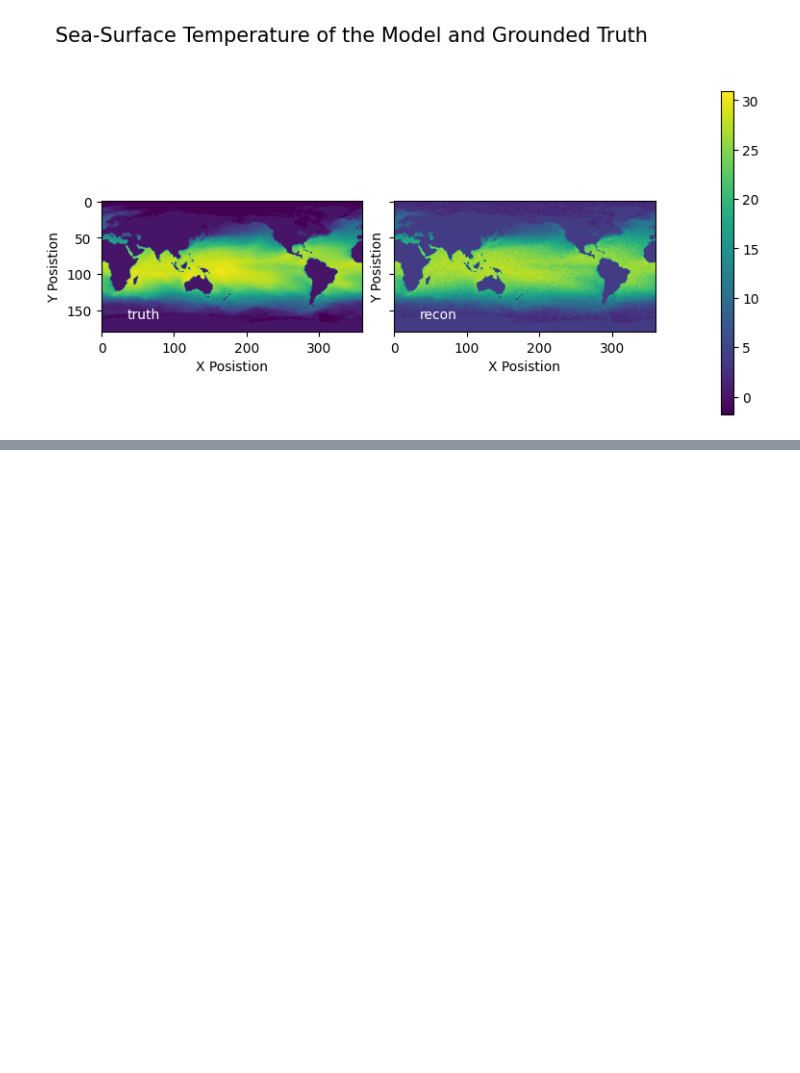
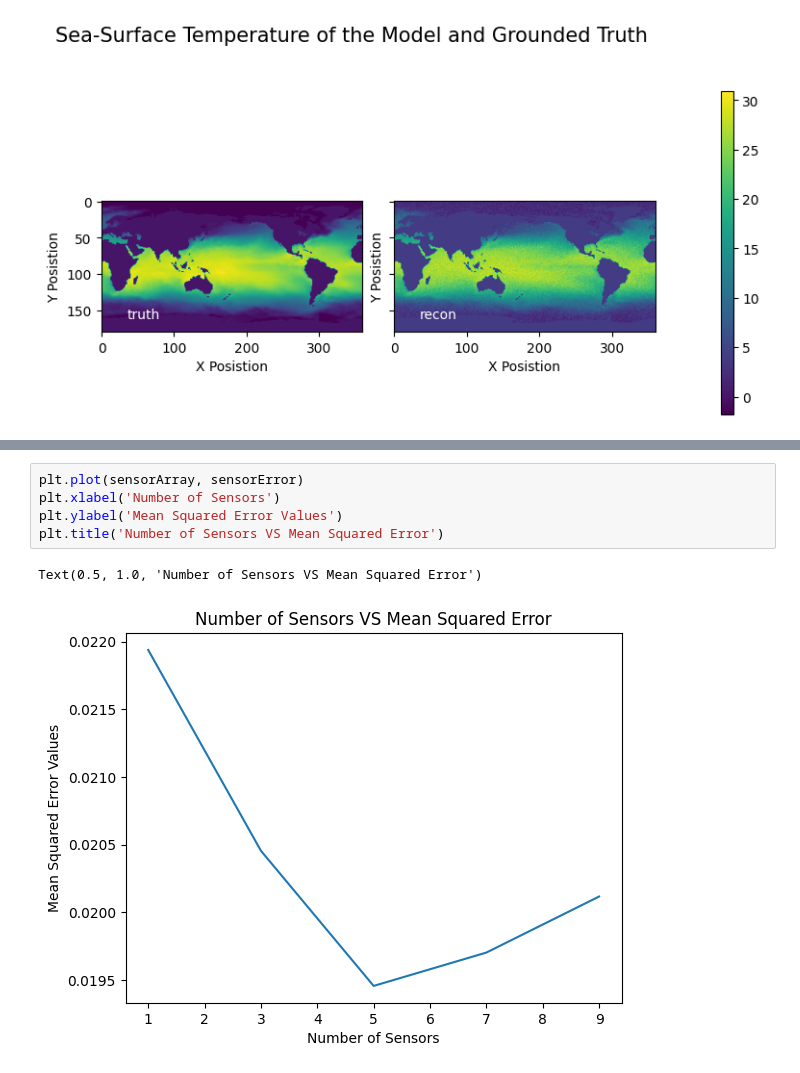
Before and after one commit to SamQLuong/SHRED-Model-Analysis, a Jupyter notebook: Homwork_6.ipynb, the cells around one changed output, grey strips where cells are left out. Cells and saved outputs as stored; diff of their text form; blank space fills up the shorter version.

```diff
--- a/Homwork_6.ipynb
+++ b/Homwork_6.ipynb
@@ -109,0 +171,8 @@ fig.colorbar(images[0], cax=cax)
+# %%
+plt.plot(sensorArray, sensorError)
+plt.xlabel('Number of Sensors')
+plt.ylabel('Mean Squared Error Values')
+plt.title('Number of Sensors VS Mean Squared Error')
+# %% [output]
+Text(0.5, 1.0, 'Number of Sensors VS Mean Squared Error')
+[figure, added]
```
Also changed, not shown: parts of 6 cells of this notebook.
